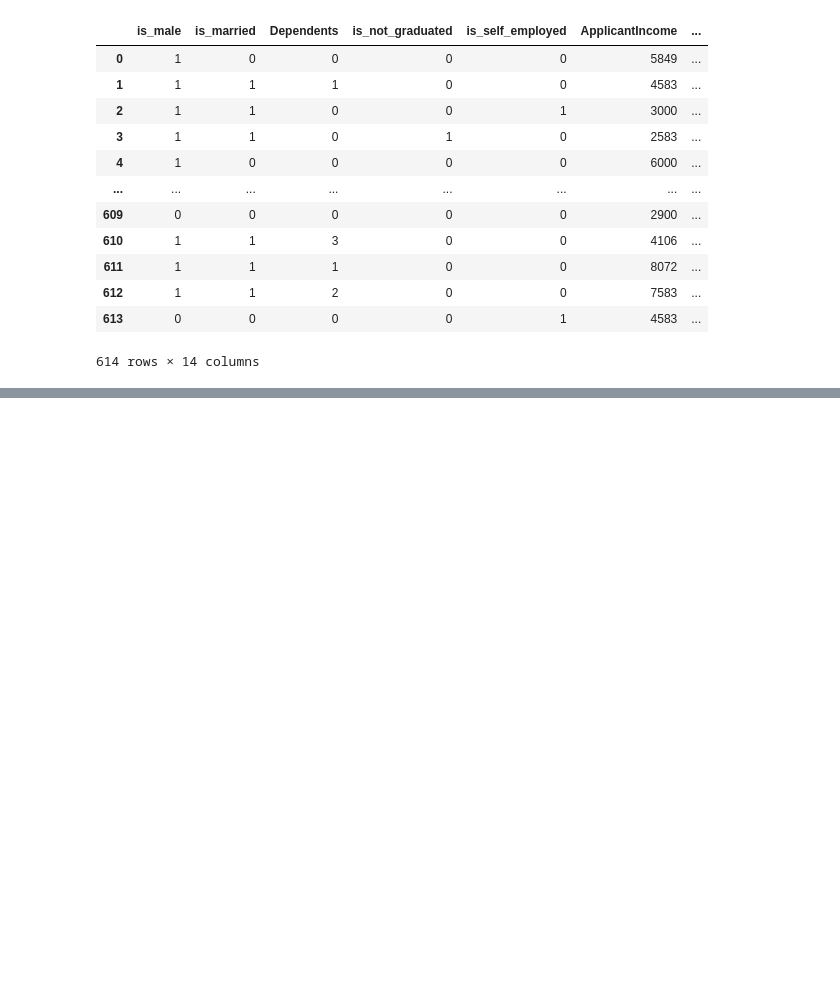
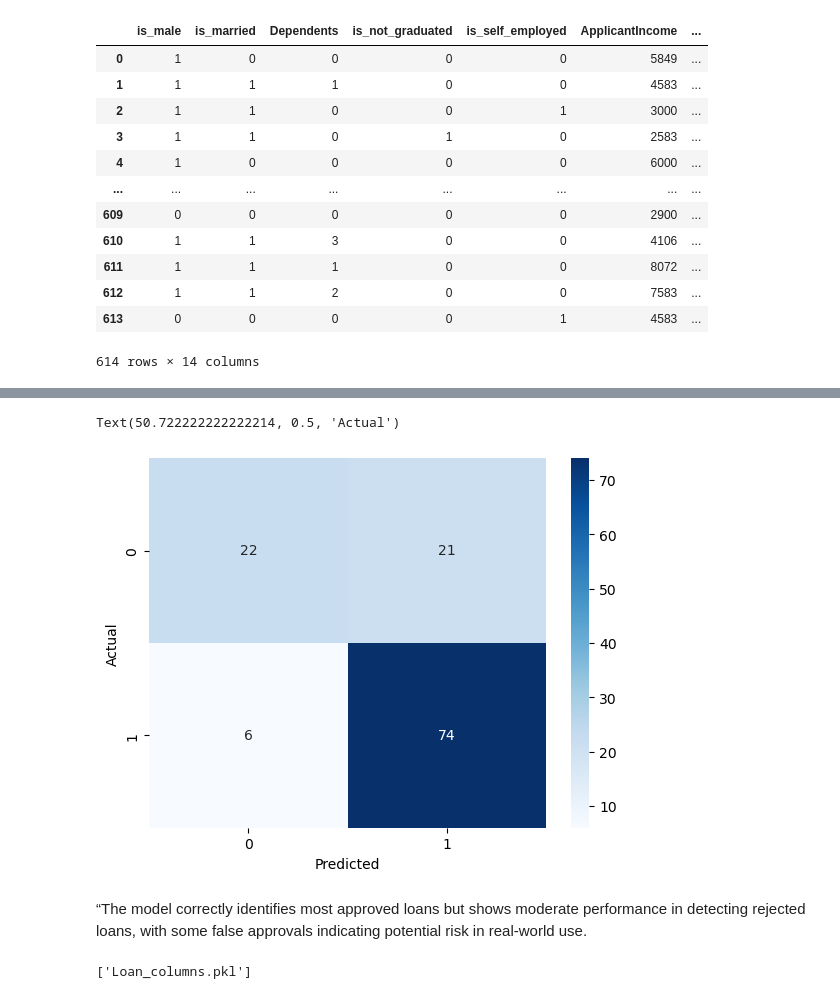
Before and after one commit to PushkarMalhotra2006/Loan-Approval, a Jupyter notebook: Loan_Approval.ipynb, the cells around one changed output, grey strips where cells are left out. Cells and saved outputs as stored; diff of their text form; code cells hidden in the pictures; blank space fills up the shorter version.

Commit message:
Completed making the ML model and saved it

```diff
--- a/Loan_Approval.ipynb
+++ b/Loan_Approval.ipynb
@@ -253,6 +253,6 @@ from sklearn.metrics import accuracy_score,confusion_matrix,classification_repor
 # %%
 models = {
-    'Logistic Regression': LogisticRegression(),
+    'Logistic Regression': LogisticRegression(class_weight='balanced'),
     'KNN': KNeighborsClassifier(n_neighbors=15),
     'Naive Bayes': GaussianNB(),
     'Decision Tree': DecisionTreeClassifier(),
@@ -289,0 +323,5 @@ results
+# %%
+y_pred_log = models["Logistic Regression"].predict(X_test)
+y_pred_knn = models["KNN"].predict(X_test)
+y_pred_nb = models["Naive Bayes"].predict(X_test)
+y_pred_svm = models["SVM"].predict(X_test)
@@ -289,0 +355,18 @@ results
+# %%
+cm = confusion_matrix(y_test,y_pred_log)
+
+sns.heatmap(data=cm,annot=True,cmap='Blues')
+plt.xlabel('Predicted')
+plt.ylabel('Actual')
+# %% [output]
+Text(50.722222222222214, 0.5, 'Actual')
+[figure, added]
+# %% [markdown]
+“The model correctly identifies most approved loans but shows moderate performance in detecting rejected loans, with some false approvals indicating potential risk in real-world use.
+# %%
+import joblib
+joblib.dump(models['Logistic Regression'],'Loan_LR.pkl')
+joblib.dump(scaler,'Loan_scaler.pkl')
+joblib.dump(X.columns.tolist(),'Loan_columns.pkl')
+# %% [output]
+['Loan_columns.pkl']
```
Also changed, not shown: parts of 10 cells of this notebook, 3 other files.
